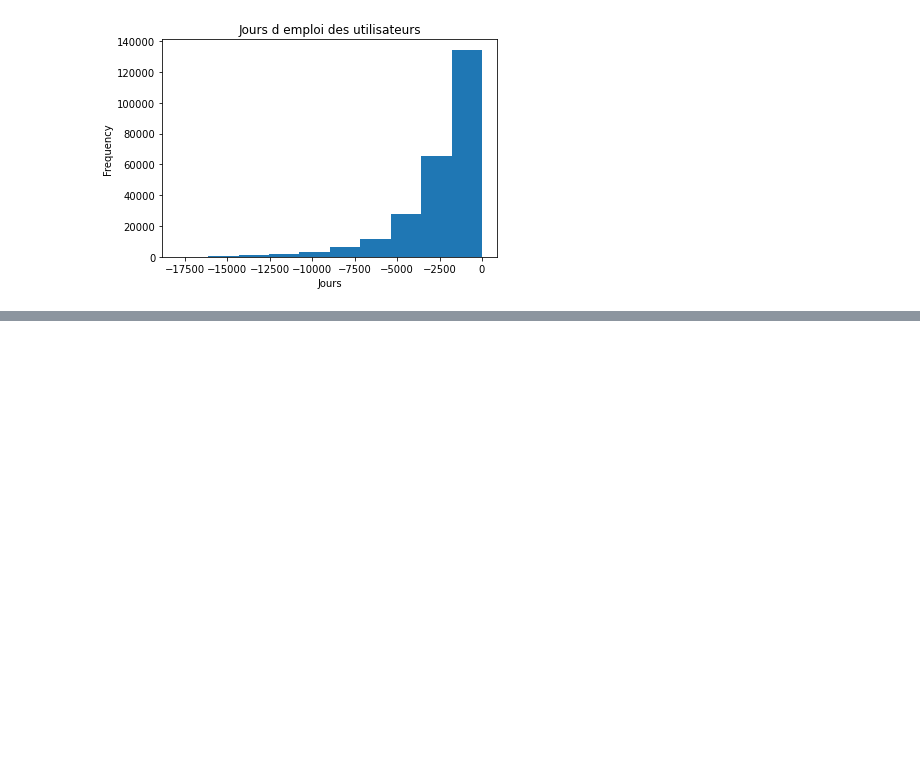
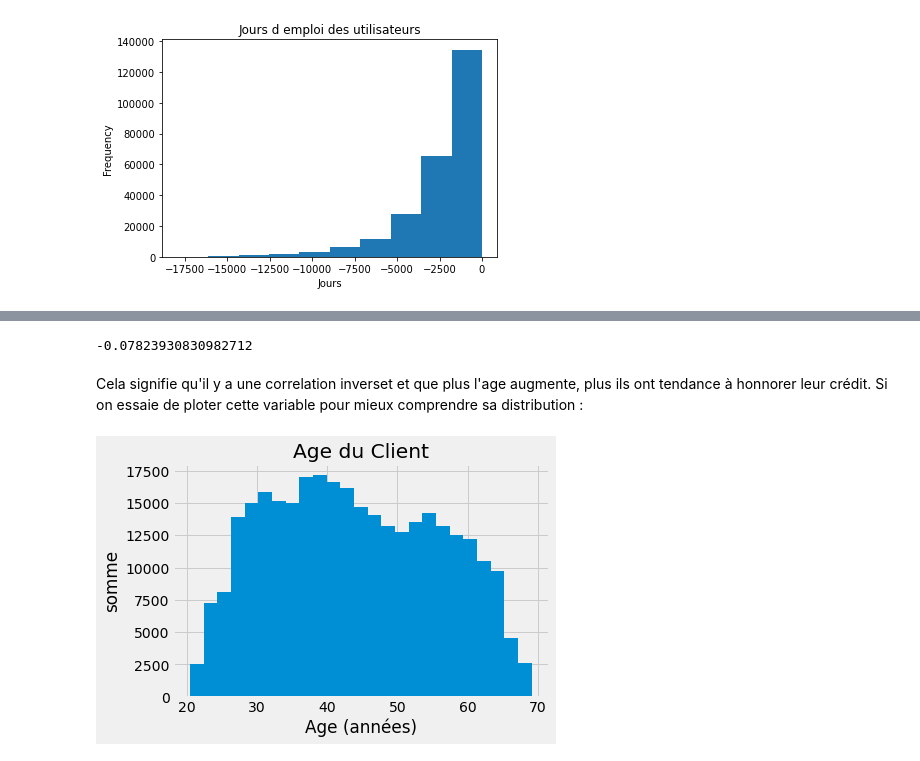
Before and after one commit to Xavier-F/Credit-scoring-model, a Jupyter notebook: Exploration.ipynb, the cells around one changed output, grey strips where cells are left out. Cells and saved outputs as stored; diff of their text form; code cells hidden in the pictures; blank space fills up the shorter version.

Commit message:
EDA sur le fichier application suite

```diff
--- a/Exploration.ipynb
+++ b/Exploration.ipynb
@@ -334,5 +333,3 @@ Les données ont l'air plausibles, sans particulièrement d'outliers. On peut do
-# %%
-Df_application_train.drop('DAYS_BIRTH',axis='columns', inplace=True)
 # %% [markdown]
 Il y a le même problème de valeurs négatives pour le champ DAYS_EMPLOYED
 # %%
@@ -377,0 +433,13 @@ Il y a 0 anomalies dans notre jeu de données sur 48744 enregistements
+# %%
+# On va étudier le signe de la correlation si on bascule en positif la durée DAY_BIRTH
+Df_application_train['DAYS_BIRTH'] = abs(Df_application_train['DAYS_BIRTH'])
+Df_application_train['DAYS_BIRTH'].corr(Df_application_train['TARGET'])
+# %% [output]
+-0.07823930830982712
+# %% [markdown]
+Cela signifie qu'il y a une correlation inverset et que plus l'age augmente, plus ils ont tendance à honnorer leur crédit. Si on essaie de ploter cette variable pour mieux comprendre sa distribution :
+# %%
+plt.hist(Df_application_train['DAYS_BIRTH'] / 365,  bins = 25)
+plt.title('Age du Client'); plt.xlabel('Age (années)'); plt.ylabel('somme');
+# %% [output]
+[figure, added]
```
Also changed, not shown: parts of 17 cells of this notebook.
